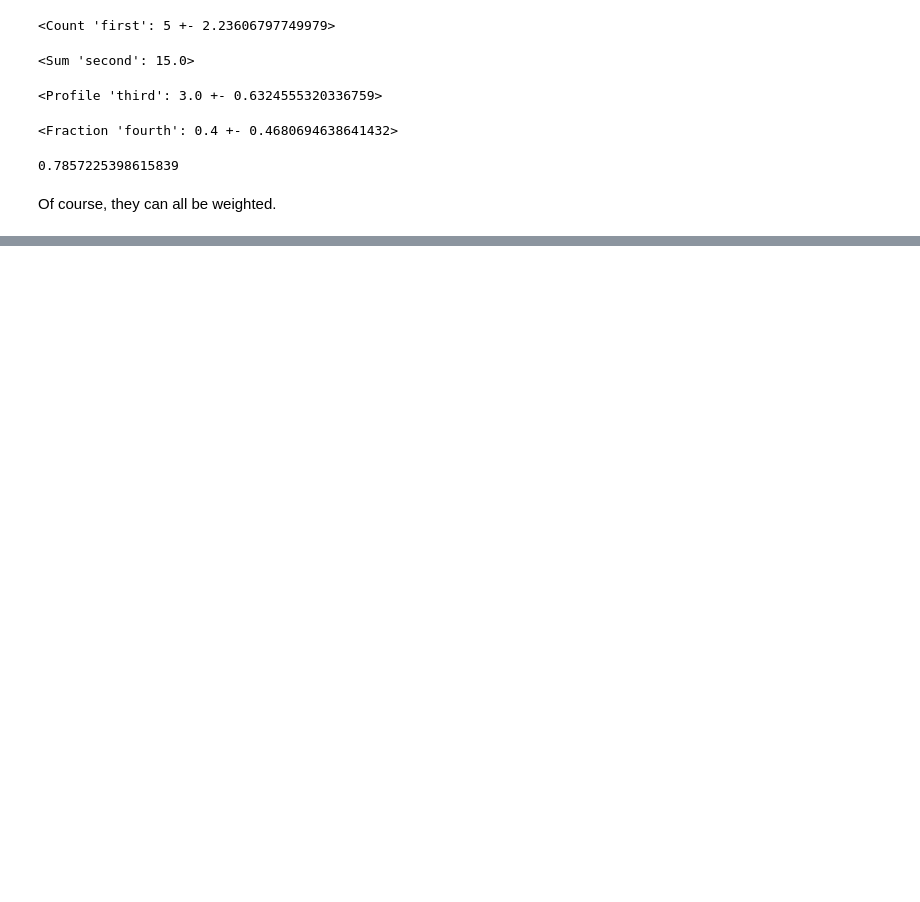
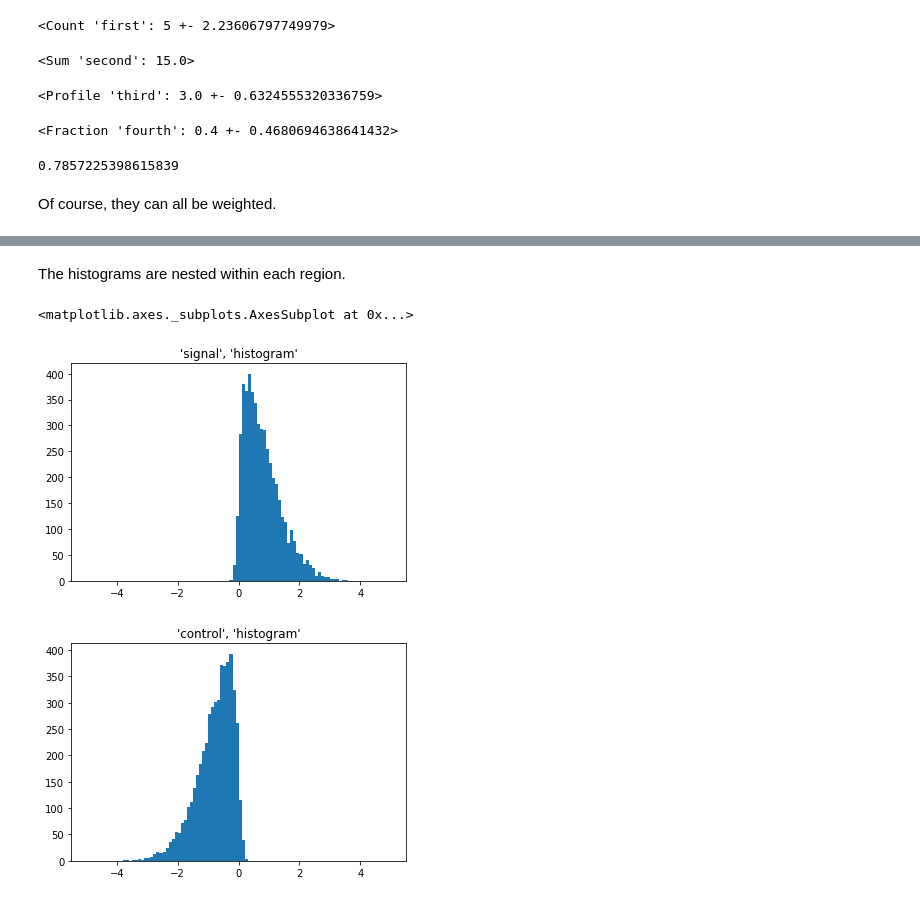
Before and after one commit to jpivarski/analysis-description-language, a Jupyter notebook: binder/demo.ipynb, the cells around one changed output, grey strips where cells are left out. Saved outputs shown, nothing was run; the diff lists cells and outputs as text; code cells hidden in the pictures; blank space fills up the shorter version.

```diff
--- a/binder/demo.ipynb
+++ b/binder/demo.ipynb
@@ -145,0 +148,25 @@ run["histogram"].plot()
+# %%
+x = numpy.random.normal(0, 1, 10000)
+y = x + numpy.random.normal(0, 0.1, 10000)
+
+run = adl.interpreter.Run("""
+region "signal": x >= 0 {
+  count "histogram" by
+    regular(100, -5, 5) <- y
+}
+
+region "control": x < 0 {
+  count "histogram" by
+    regular(100, -5, 5) <- y
+}
+""")
+run(x = x, y = y);
+# %% [markdown]
+The histograms are nested within each region.
+# %%
+run["signal", "histogram"].plot()
+run["control", "histogram"].plot()
+# %% [output]
+<matplotlib.axes._subplots.AxesSubplot at 0x...>
+[figure, added]
+[figure, added]
```
Also changed, not shown: parts of 8 cells of this notebook, 1 other file.
